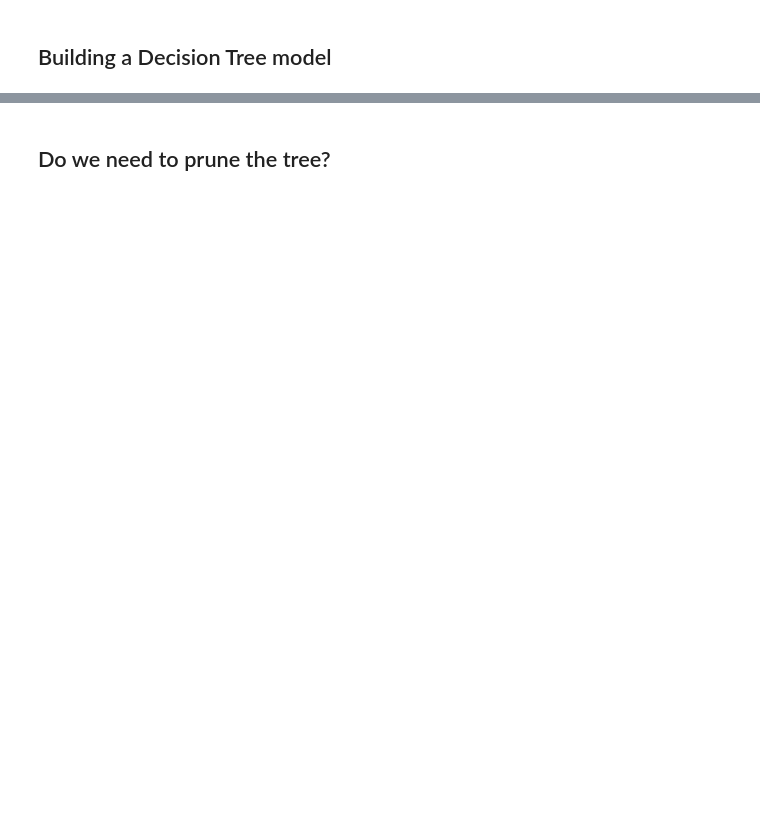
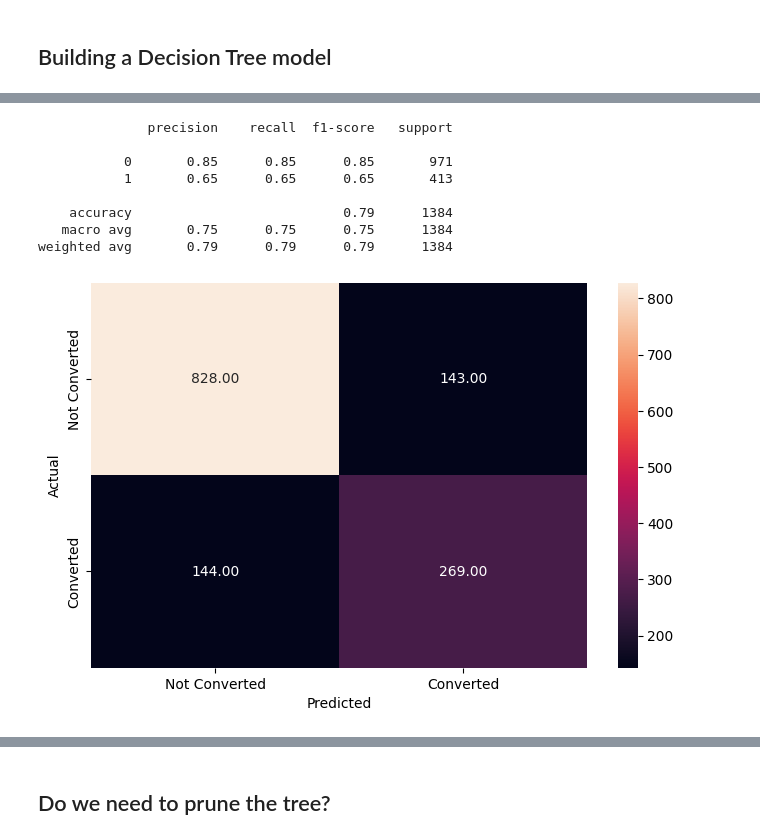
Before and after one commit to marcemir/ExtraLearn, a Jupyter notebook: Learner+Notebook+-+Full+Code+Version+-+Potential+Customers+Prediction.ipynb, the cells around one changed output, grey strips where cells are left out. Drawn from its saved outputs; the diff is of its cells as text; code cells hidden in the pictures; blank space fills up the shorter version.

```diff
--- a/Learner+Notebook+-+Full+Code+Version+-+Potential+Customers+Prediction.ipynb
+++ b/Learner+Notebook+-+Full+Code+Version+-+Potential+Customers+Prediction.ipynb
@@ -376,0 +487,15 @@ Comments:
+# %%
+# Checking performance on the TEST dataset
+y_test_pred_dt = dt.predict(X_test)
+
+metrics_score(y_test, y_test_pred_dt)
+# %% [output]
+              precision    recall  f1-score   support
+
+           0       0.85      0.85      0.85       971
+           1       0.65      0.65      0.65       413
+
+    accuracy                           0.79      1384
+   macro avg       0.75      0.75      0.75      1384
+weighted avg       0.79      0.79      0.79      1384
+[figure, added]
```
Also changed, not shown: parts of 42 cells of this notebook.
